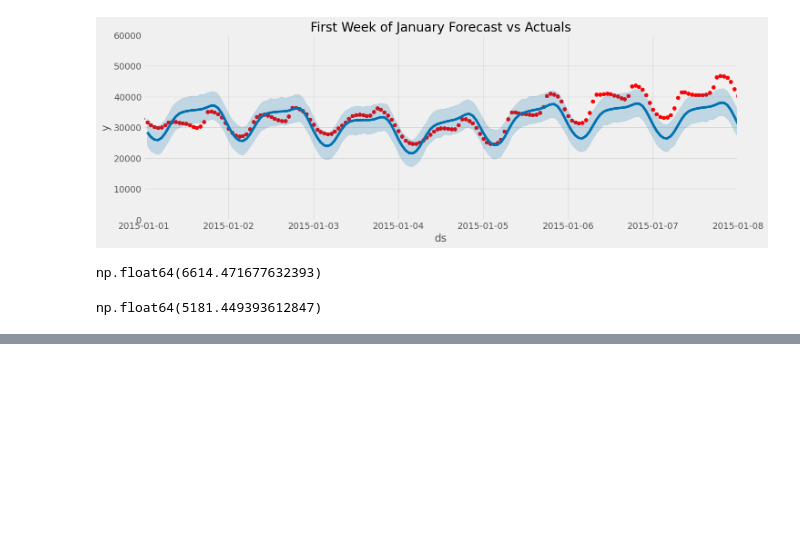
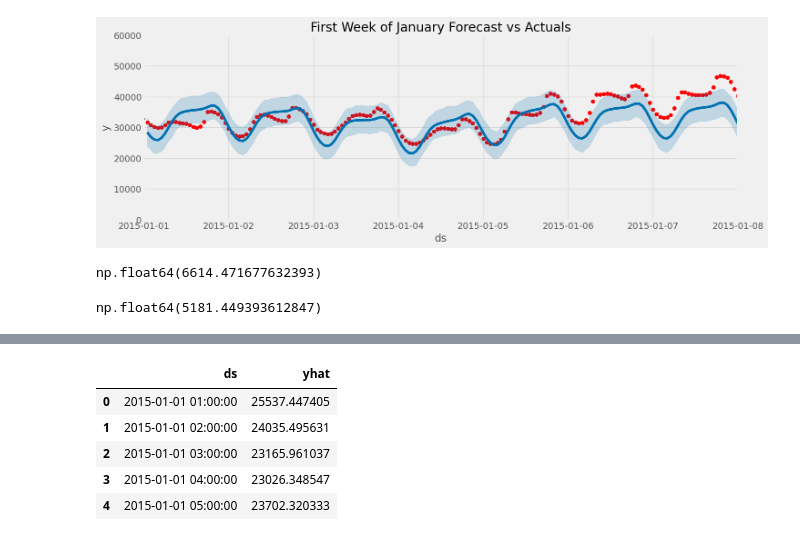
Before and after one commit to cs99alpha/Facebook-Prophet-Project, a Jupyter notebook: Prophet_play.ipynb, the cells around one changed output, grey strips where cells are left out. Saved outputs shown, nothing was run; the diff lists cells and outputs as text; code cells hidden in the pictures; blank space fills up the shorter version.

```diff
--- a/Prophet_play.ipynb
+++ b/Prophet_play.ipynb
@@ -194,0 +258,14 @@ np.float64(5181.449393612847)
+# %%
+#Prdeict into the future
+#We can use the built in make_futuredataframe method to build our future dataframe and to make predictions.
+future = model.make_future_dataframe(periods=365*24, freq='h', include_history=False)
+forecast = model_with_holidays.predict(future)
+# %%
+forecast[['ds', 'yhat']].head()
+# %% [output]
+|  | ds | yhat |
+| 0 | 2015-01-01 01:00:00 | 25537.447405 |
+| 1 | 2015-01-01 02:00:00 | 24035.495631 |
+| 2 | 2015-01-01 03:00:00 | 23165.961037 |
+| 3 | 2015-01-01 04:00:00 | 23026.348547 |
+| 4 | 2015-01-01 05:00:00 | 23702.320333 |
```
Also changed, not shown: parts of 12 cells of this notebook.
